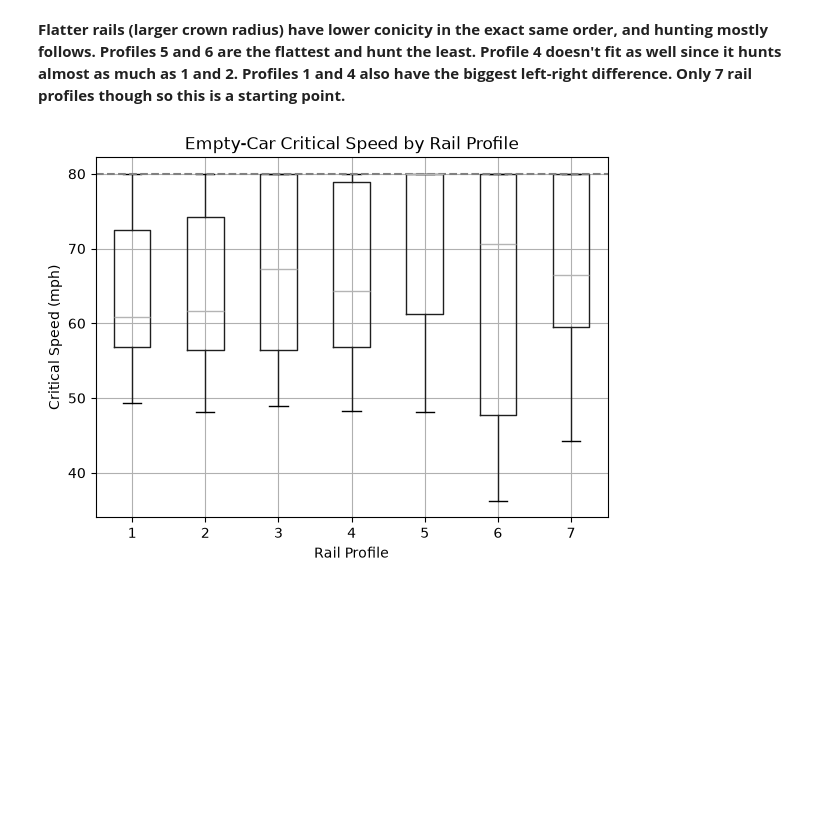
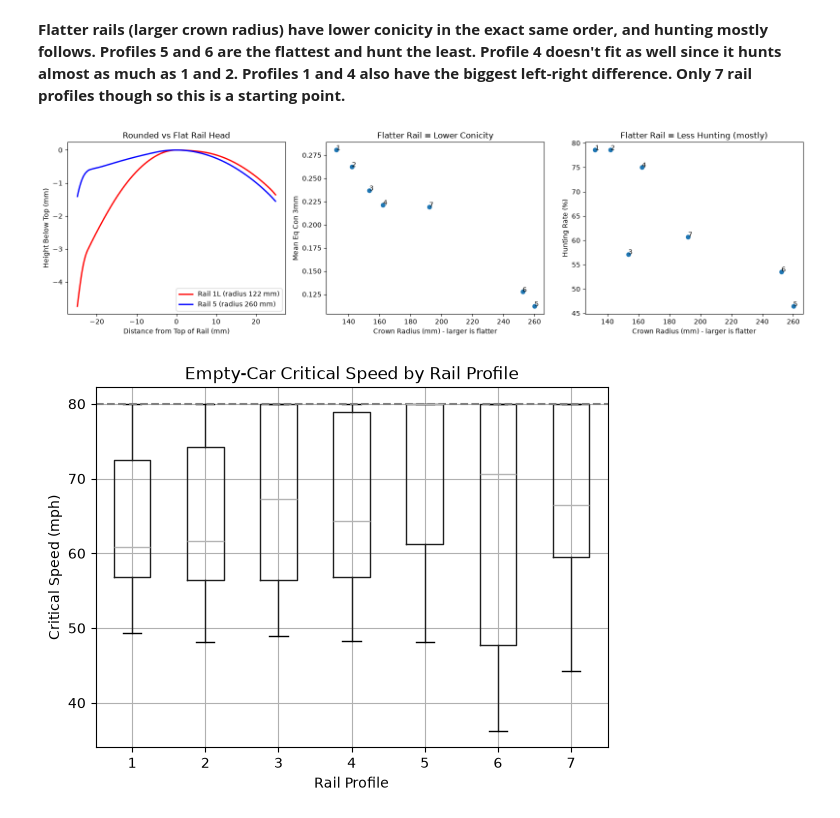
Before and after one commit to smathurc/MxV-Wheel-Profile, a Jupyter notebook: notebooks/03_rail_profiles.ipynb, the cells around one changed output. Cells and saved outputs as stored; diff of their text form; code cells hidden in the pictures; blank space fills up the shorter version.

Commit message:
Add flat vs rounded rail visual
Co-Authored-By: Claude Opus 5.5 <noreply@anthropic.com>

```diff
--- a/notebooks/03_rail_profiles.ipynb
+++ b/notebooks/03_rail_profiles.ipynb
@@ -209,6 +209,48 @@ rail_summary.corr(method="spearman").loc[
 | Width_1mm | -1.00 | -0.88 | 0.89 |
 # %% [markdown]
 **Flatter rails (larger crown radius) have lower conicity in the exact same order, and hunting mostly follows. Profiles 5 and 6 are the flattest and hunt the least. Profile 4 doesn't fit as well since it hunts almost as much as 1 and 2. Profiles 1 and 4 also have the biggest left-right difference. Only 7 rail profiles though so this is a starting point.**
+# %%
+# Visualize the flat vs rounded rail idea: rail shape, then conicity, then hunting
+fig, axes = plt.subplots(1, 3, figsize=(16, 4.5))
+
+# Compare the roundest rail (1L) with the flattest rail (5), lined up at the top of the rail
+for name, color in [("1L", "red"), ("5", "blue")]:
+    points = rails[name]
+    top = points.loc[points["Y"].idxmax()]
+    x = points["X"] - top["X"]
+    y = points["Y"] - top["Y"]
+
+    radius = rail_shape.loc[rail_shape["Profile"] == name, "Crown_Radius"].iloc[0]
+    label = "Rail " + name + " (radius " + str(round(radius)) + " mm)"
+    axes[0].plot(x[abs(x) < 25], y[abs(x) < 25], color=color, linewidth=2, label=label)
+
+axes[0].set_xlabel("Distance from Top of Rail (mm)")
+axes[0].set_ylabel("Height Below Top (mm)")
+axes[0].set_title("Rounded vs Flat Rail Head")
+axes[0].legend()
+
+# Crown radius vs conicity
+axes[1].scatter(rail_summary["Crown_Radius"], rail_summary["Mean_Eq_Con"])
+for rail, row in rail_summary.iterrows():
+    axes[1].annotate(str(rail), (row["Crown_Radius"], row["Mean_Eq_Con"]))
+
+axes[1].set_xlabel("Crown Radius (mm) - larger is flatter")
+axes[1].set_ylabel("Mean Eq Con 3mm")
+axes[1].set_title("Flatter Rail = Lower Conicity")
+
+# Crown radius vs hunting rate
+axes[2].scatter(rail_summary["Crown_Radius"], rail_summary["Hunting_Rate"] * 100)
+for rail, row in rail_summary.iterrows():
+    axes[2].annotate(str(rail), (row["Crown_Radius"], row["Hunting_Rate"] * 100))
+
+axes[2].set_xlabel("Crown Radius (mm) - larger is flatter")
+axes[2].set_ylabel("Hunting Rate (%)")
+axes[2].set_title("Flatter Rail = Less Hunting (mostly)")
+
+plt.tight_layout()
+plt.show()
+# %% [output]
+[figure, added]
 # %%
 # Compare critical speed across the seven rail profiles
 truck_data.boxplot(column="Critical_Speed", by="Rail_Profile")
```
